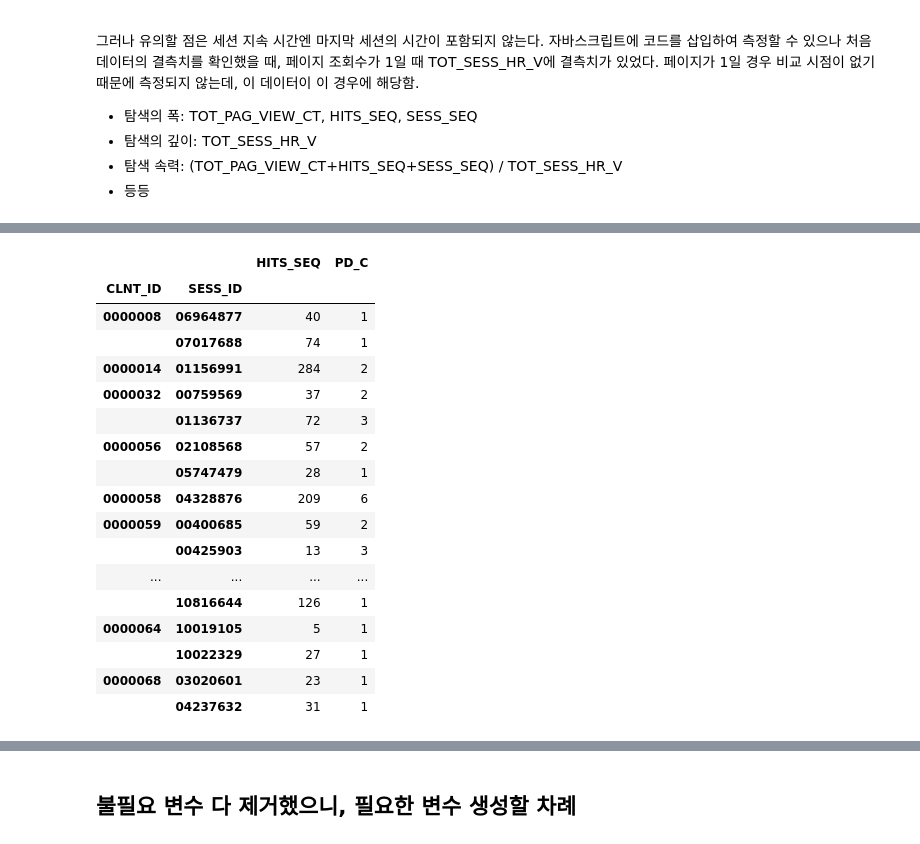
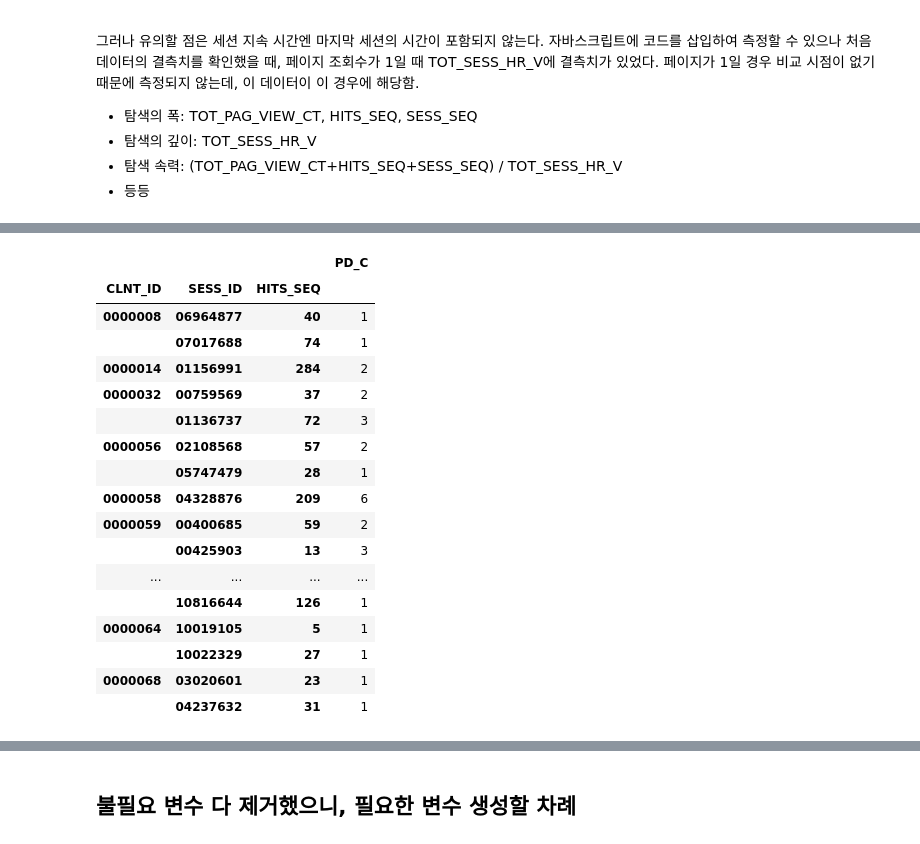
Before and after one commit to chldnjstjr/Lpoint, a Jupyter notebook: Preprocessing.ipynb, the cells around one changed output, grey strips where cells are left out. Drawn from its saved outputs; the diff is of its cells as text; code cells hidden in the pictures.

```diff
--- a/Preprocessing.ipynb
+++ b/Preprocessing.ipynb
@@ -458,10 +468,10 @@ plt.show()
 # %%
 prdmcs_group = prdmcs.groupby(['CLNT_ID', 'SESS_ID', 'HITS_SEQ']).count()[['PD_C']]
-prdmcs_group.reset_index(level=['HITS_SEQ'], inplace = True)
+#prdmcs_group.reset_index(level=['HITS_SEQ'], inplace = True)
 prdmcs_group.head(20)
 # %% [output]
-|  |  | HITS_SEQ | PD_C |
-| CLNT_ID | SESS_ID |  |  |
+|  |  |  | PD_C |
+| CLNT_ID | SESS_ID | HITS_SEQ |  |
 | 0000008 | 06964877 | 40 | 1 |
 |  | 07017688 | 74 | 1 |
 | 0000014 | 01156991 | 284 | 2 |
```
Also changed, not shown: parts of 18 cells of this notebook.
